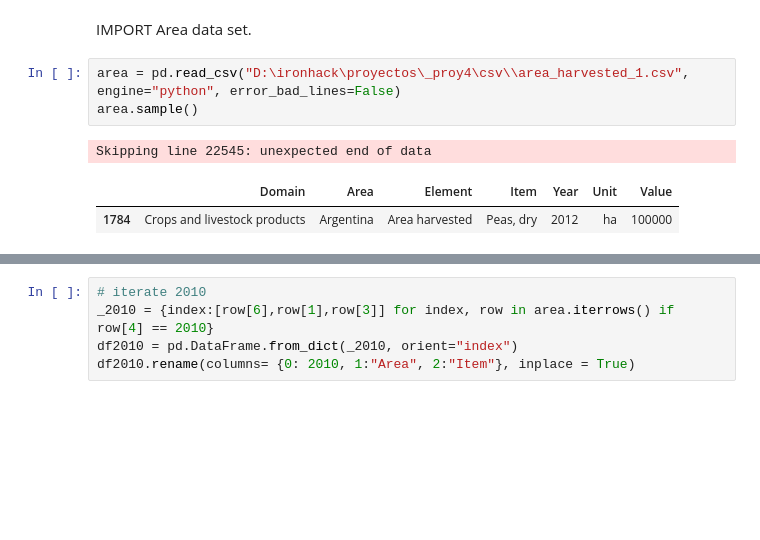
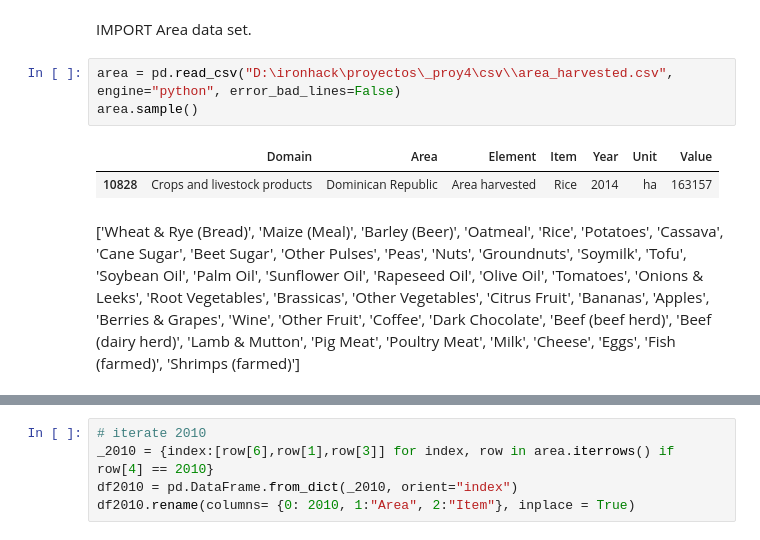
Before and after one commit to imalanz/Food_Emissions, a Jupyter notebook: data/analysis.ipynb, the cells around one changed output, grey strips where cells are left out. Cells and saved outputs as stored; diff of their text form; blank space fills up the shorter version.

```diff
--- a/data/analysis.ipynb
+++ b/data/analysis.ipynb
@@ -65,9 +62,10 @@ print(list(food_emisions["Food product"]))
 # %% [markdown]
 IMPORT Area data set.
 # %%
-area = pd.read_csv("D:\ironhack\proyectos\_proy4\csv\\area_harvested_1.csv", engine="python", error_bad_lines=False)
+area = pd.read_csv("D:\ironhack\proyectos\_proy4\csv\\area_harvested.csv", engine="python", error_bad_lines=False)
 area.sample()
 # %% [output]
-Skipping line 22545: unexpected end of data
 |  | Domain | Area | Element | Item | Year | Unit | Value |
-| 1784 | Crops and livestock products | Argentina | Area harvested | Peas, dry | 2012 | ha | 100000 |
+| 10828 | Crops and livestock products | Dominican Republic | Area harvested | Rice | 2014 | ha | 163157 |
+# %% [markdown]
+['Wheat & Rye (Bread)', 'Maize (Meal)', 'Barley (Beer)', 'Oatmeal', 'Rice', 'Potatoes', 'Cassava', 'Cane Sugar', 'Beet Sugar', 'Other Pulses', 'Peas', 'Nuts', 'Groundnuts', 'Soymilk', 'Tofu', 'Soybean Oil', 'Palm Oil', 'Sunflower Oil', 'Rapeseed Oil', 'Olive Oil', 'Tomatoes', 'Onions & Leeks', 'Root Vegetables', 'Brassicas', 'Other Vegetables', 'Citrus Fruit', 'Bananas', 'Apples', 'Berries & Grapes', 'Wine', 'Other Fruit', 'Coffee', 'Dark Chocolate', 'Beef (beef herd)', 'Beef (dairy herd)', 'Lamb & Mutton', 'Pig Meat', 'Poultry Meat', 'Milk', 'Cheese', 'Eggs', 'Fish (farmed)', 'Shrimps (farmed)']
```
Also changed, not shown: parts of 13 cells of this notebook, 1 other file.
